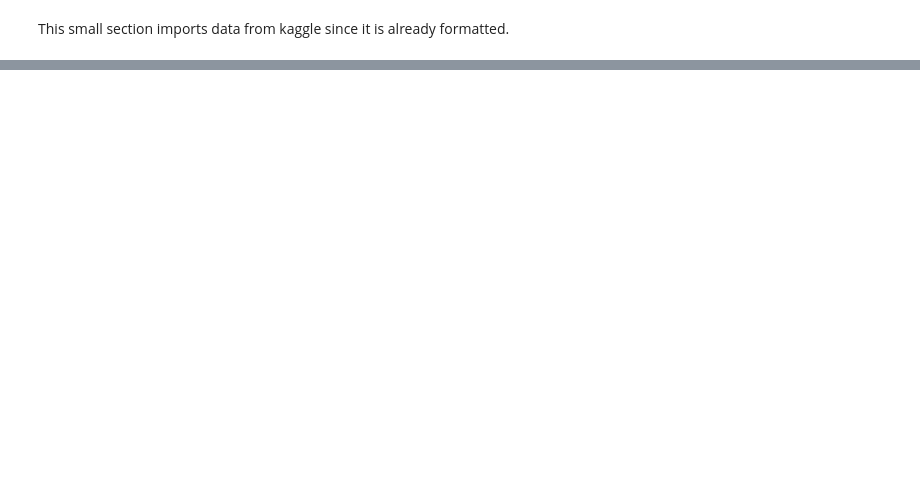
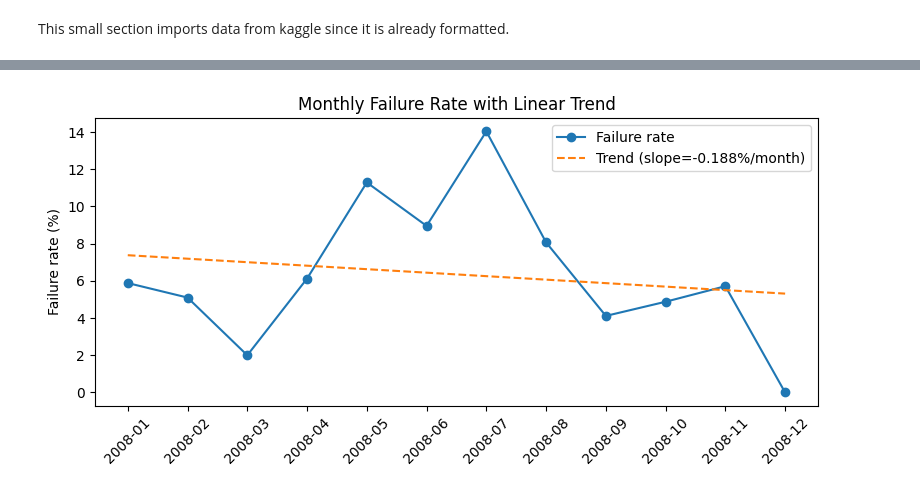
Before and after one commit to krishna1kok/DataCamp-Project, a Jupyter notebook: books/main.ipynb, the cells around one changed output, grey strips where cells are left out. Saved outputs shown, nothing was run; the diff lists cells and outputs as text; code cells hidden in the pictures; blank space fills up the shorter version.

```diff
--- a/books/main.ipynb
+++ b/books/main.ipynb
@@ -54,0 +156,36 @@ Hello everybody, this is a test
+# %%
+# 1.1.4 Trend in monthly failure rate
+
+import numpy as np
+import matplotlib.pyplot as plt
+
+# reuse 'fr' from Cell 2.19 (month, fail_rate_pct)
+# if 'fr' isn’t in memory, recompute it:
+fr = (
+    raw_data_df
+    .assign(month=raw_data_df['Time'].dt.to_period('M'))
+    .groupby('month')['Pass/Fail']
+    .apply(lambda x: (x==1).mean()*100)
+    .to_frame('failure_rate_pct')
+    .reset_index()
+)
+
+# convert month to numeric index for regression
+fr['month_ordinal'] = np.arange(len(fr))
+# linear fit
+slope, intercept = np.polyfit(fr['month_ordinal'], fr['failure_rate_pct'], 1)
+
+# plot failure rate + trend line
+fig, ax = plt.subplots(figsize=(8,4))
+ax.plot(fr['month'].astype(str), fr['failure_rate_pct'], marker='o', label='Failure rate')
+ax.plot(fr['month'].astype(str),
+        intercept + slope*fr['month_ordinal'],
+        color='C1', linestyle='--', label=f"Trend (slope={slope:.3f}%/month)")
+ax.set_xticklabels(fr['month'].astype(str), rotation=45)
+ax.set_ylabel('Failure rate (%)')
+ax.set_title('Monthly Failure Rate with Linear Trend')
+ax.legend()
+plt.tight_layout()
+plt.show()
+# %% [output]
+[figure, added]
```
Also changed, not shown: parts of 38 cells of this notebook.
